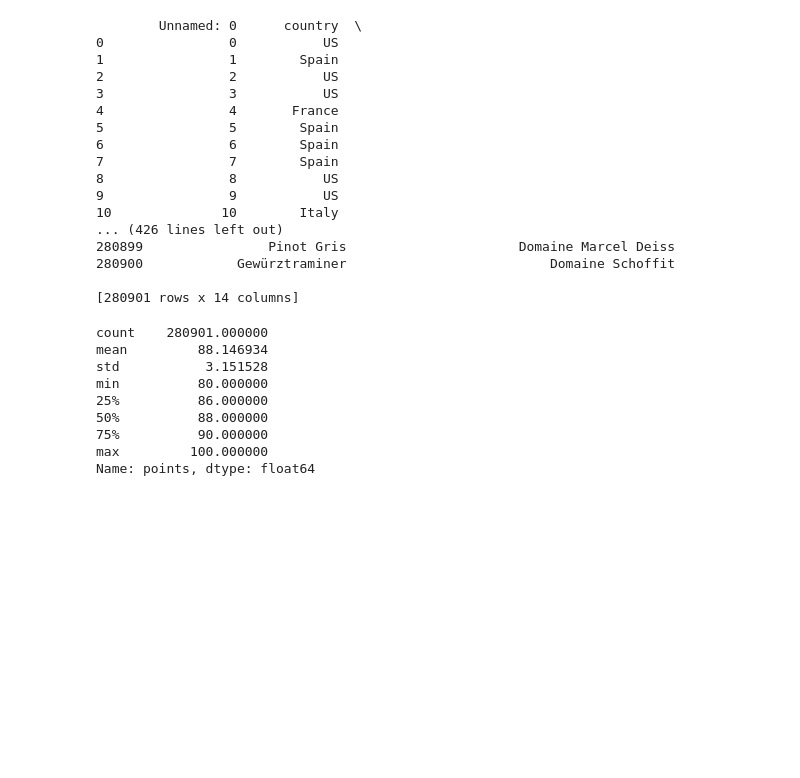
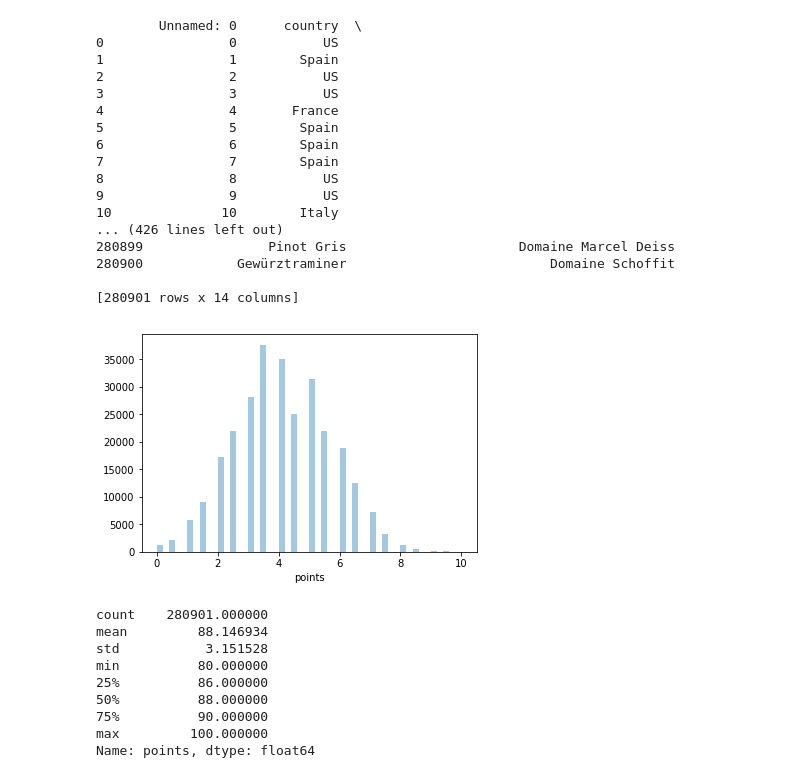
Before and after one commit to 7465BOOSC/Data-Mining-Project, a Jupyter notebook: Wine_Reviews.ipynb, the cells around one changed output. Drawn from its saved outputs; the diff is of its cells as text; code cells hidden in the pictures; blank space fills up the shorter version.

Commit message:
Update Wine_Reviews.ipynb
Working on showing signifance

```diff
--- a/Wine_Reviews.ipynb
+++ b/Wine_Reviews.ipynb
@@ -39,6 +40,11 @@ print(wine_data)
 280900            Gewürztraminer                          Domaine Schoffit
 
 [280901 rows x 14 columns]
+# %%
+sns.distplot(wine_data.points, kde=False)
+plt.show()
+# %% [output]
+[figure, added]
 # %%
 # Looking at the statistics for points
 wine_data['points'].describe()
```
Also changed, not shown: parts of 41 cells of this notebook.
